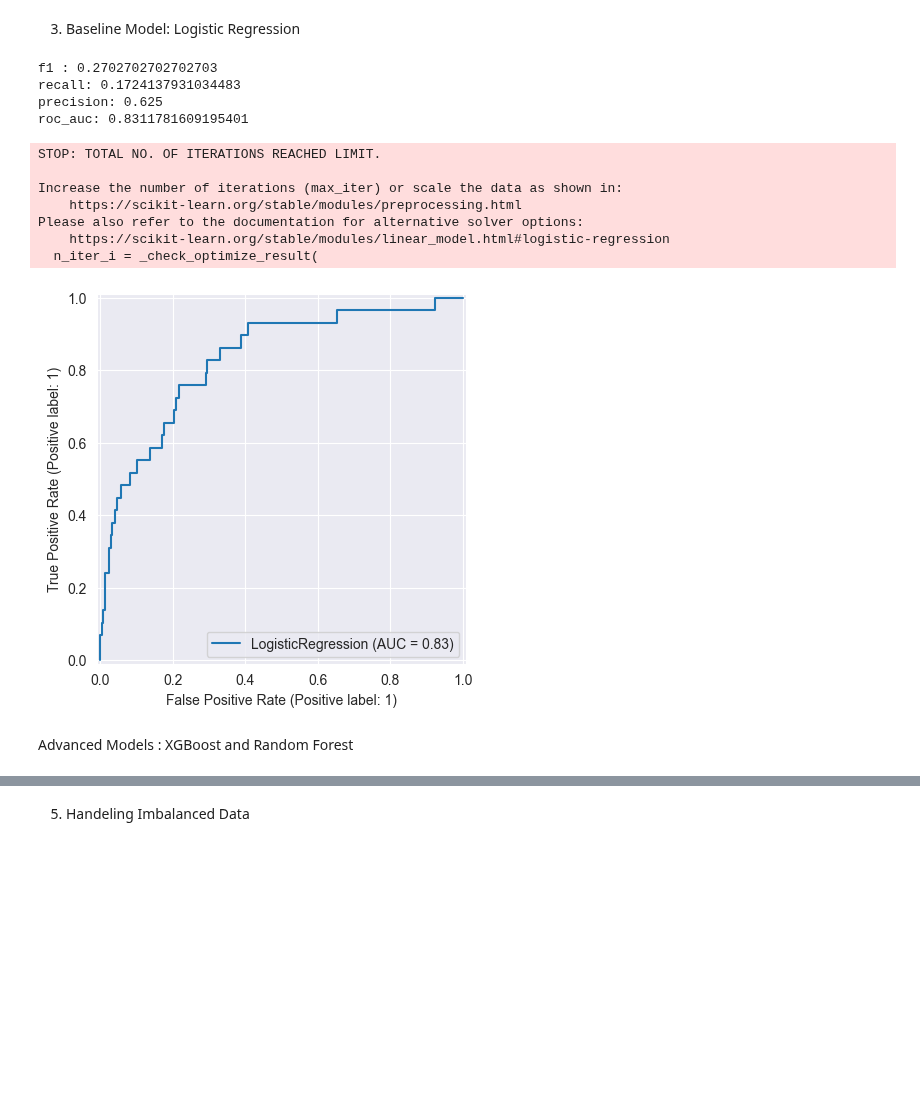
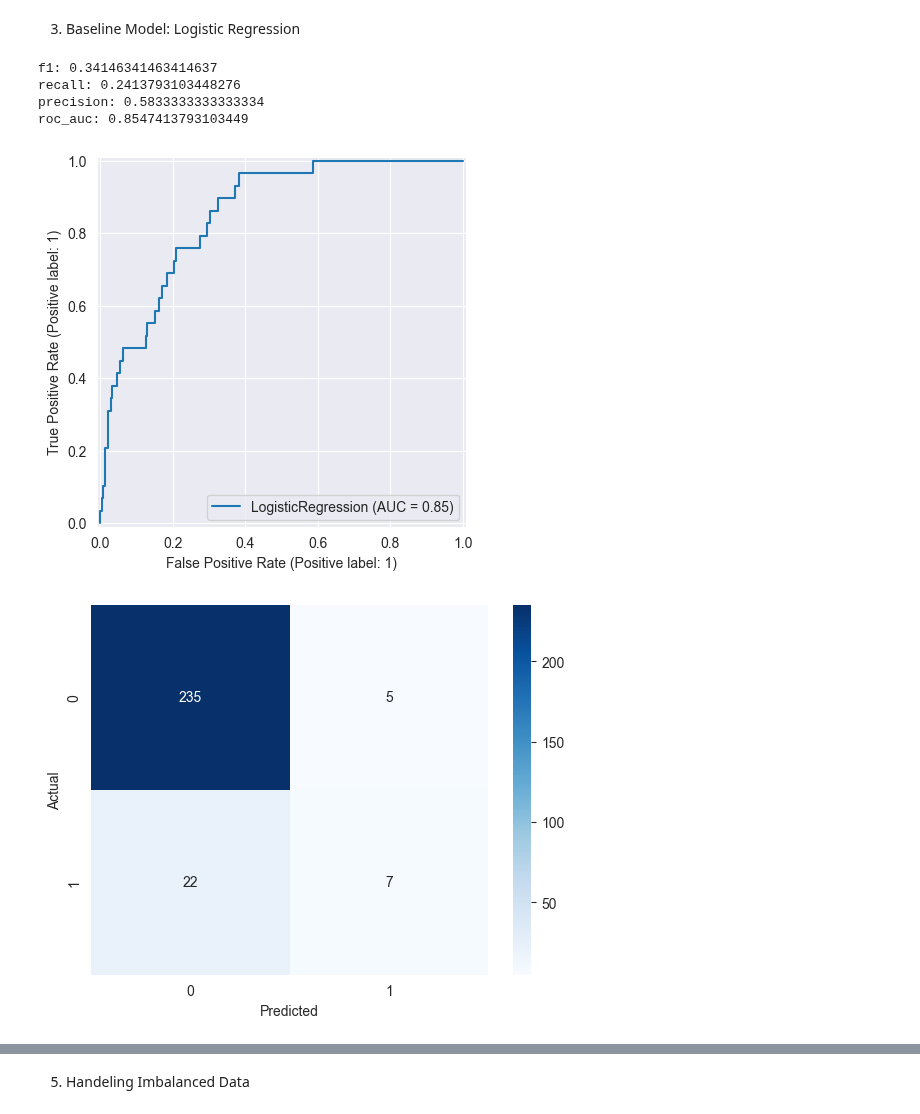
Before and after one commit to MohammadMahdiRazavi/Machine-Learning-Course, a Jupyter notebook: Assignment4/Employee Attrition.ipynb, the cells around one changed output, grey strips where cells are left out. Drawn from its saved outputs; the diff is of its cells as text; code cells hidden in the pictures; blank space fills up the shorter version.

```diff
--- a/Assignment4/Employee Attrition.ipynb
+++ b/Assignment4/Employee Attrition.ipynb
@@ -62,33 +65,37 @@ Name: count, dtype: int64
 # %%
 x = train.drop(['ID','left_company'], axis=1)
 y = train['left_company']
 
+
 X_train, X_test, y_train, y_test = train_test_split(x, y, test_size=0.2, random_state=42)
 
-model = LogisticRegression(max_iter=1000)
+sc = StandardScaler()
+X_train = sc.fit_transform(X_train)
+X_test = sc.transform(X_test)
+
+model = LogisticRegression()
 model.fit(X_train, y_train)
 y_pred = model.predict(X_test)
 
-print(f'f1 : {f1_score(y_test, y_pred)}')
+print(f'f1: {f1_score(y_test, y_pred)}')
 print(f'recall: {recall_score(y_test, y_pred)}')
 print(f'precision: {precision_score(y_test, y_pred)}')
 print(f'roc_auc: {roc_auc_score(y_test, model.predict_proba(X_test)[:, 1])}')
 
 
 RocCurveDisplay.from_estimator(model, X_test, y_test)
 plt.show()
+
+
+cm = confusion_matrix(y_test, y_pred)
+sns.heatmap(cm, annot=True, fmt='d', cmap='Blues')
+plt.xlabel('Predicted')
+plt.ylabel('Actual')
+plt.show()
 # %% [output]
-f1 : 0.2702702702702703
-recall: 0.1724137931034483
-precision: 0.625
-roc_auc: 0.8311781609195401
+f1: 0.34146341463414637
+recall: 0.2413793103448276
+precision: 0.5833333333333334
+roc_auc: 0.8547413793103449
-STOP: TOTAL NO. OF ITERATIONS REACHED LIMIT.
-
-Increase the number of iterations (max_iter) or scale the data as shown in:
-    https://scikit-learn.org/stable/modules/preprocessing.html
-Please also refer to the documentation for alternative solver options:
-    https://scikit-learn.org/stable/modules/linear_model.html#logistic-regression
-  n_iter_i = _check_optimize_result(
-[figure, old version]
+[figure, new version]
+[figure, added]
-# %% [markdown]
-Advanced Models : XGBoost and Random Forest
```
Also changed, not shown: parts of 13 cells of this notebook.
